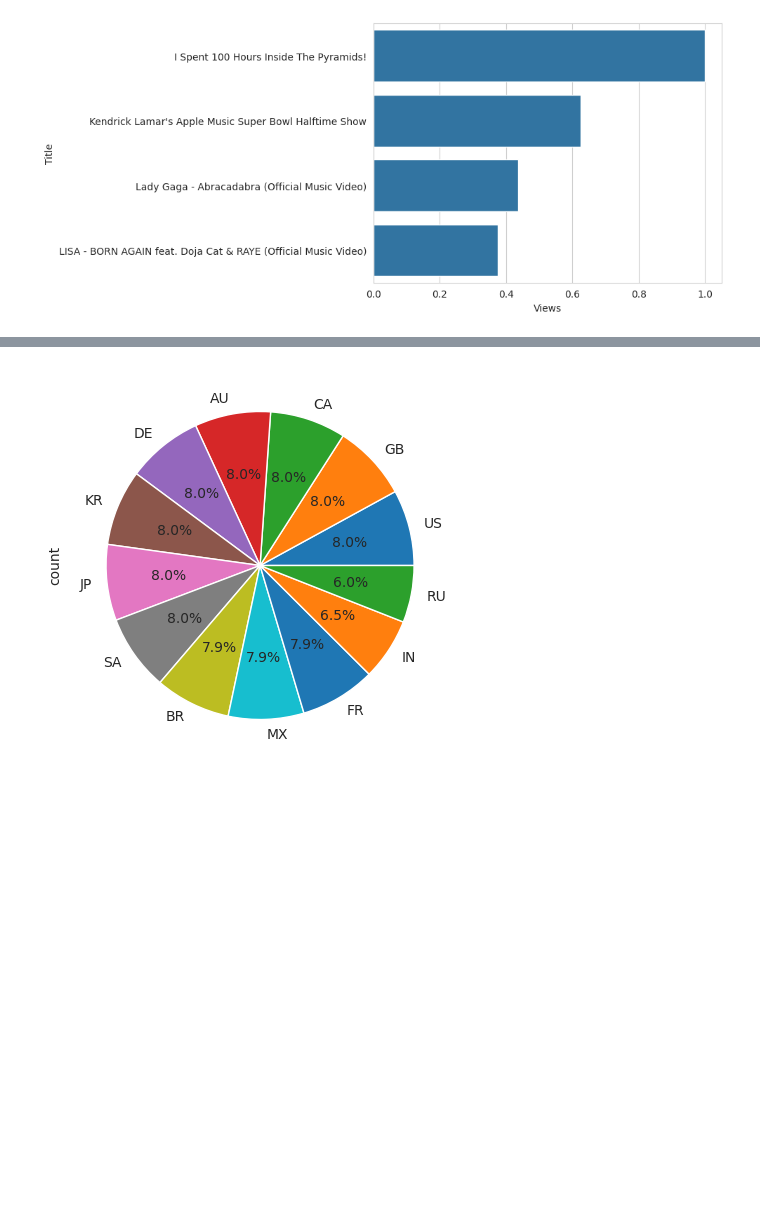
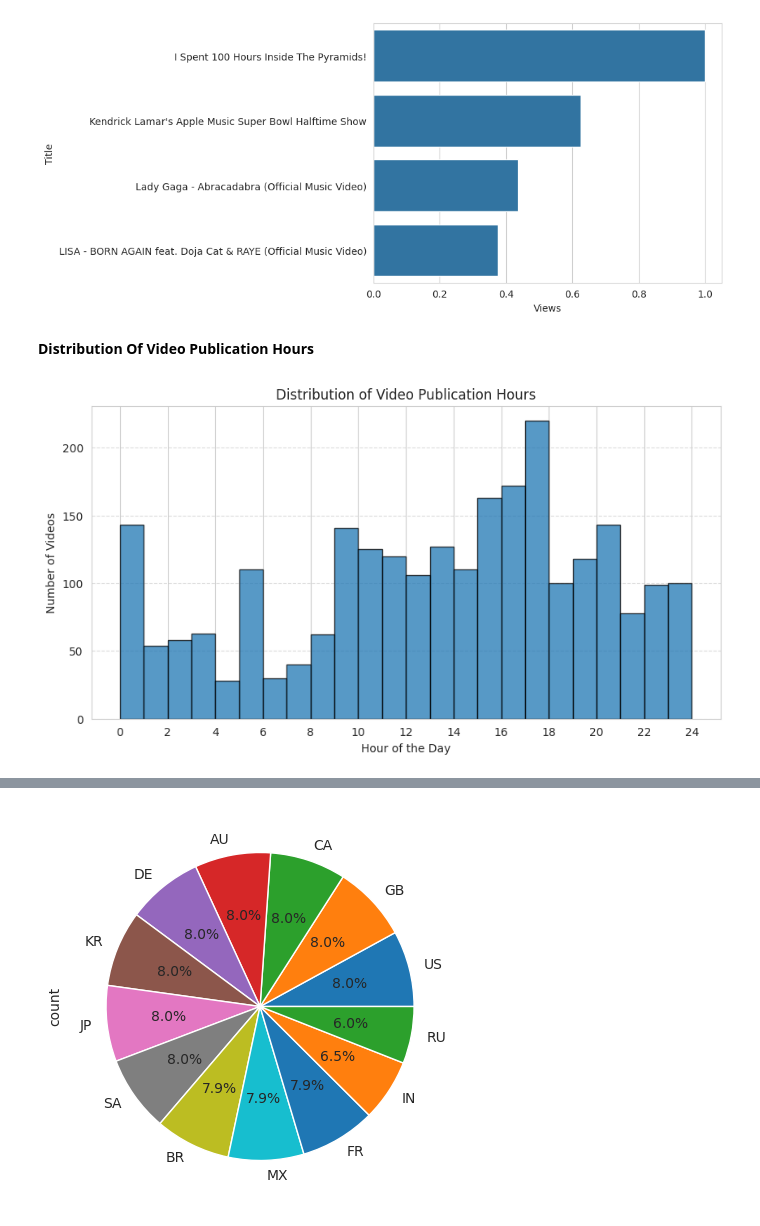
Before and after one commit to RaghdIt/DataScience, a Jupyter notebook: EDA.ipynb, the cells around one changed output, grey strips where cells are left out. Drawn from its saved outputs; the diff is of its cells as text; code cells hidden in the pictures; blank space fills up the shorter version.

```diff
--- a/EDA.ipynb
+++ b/EDA.ipynb
@@ -153,3 +153,20 @@ ax1 = sns.barplot(x='Views', y='Title', data=top10_videos,orient='h')
 plt.show()
 # %% [output]
 [figure]
+# %% [markdown]
+**Distribution Of Video Publication Hours**
+# %%
+# Extract the hour from the 'Publication Time' column
+df['Publication Hour'] = pd.to_datetime(df['Publication Time']).dt.hour
+
+# Plot the distribution of video publication hours
+plt.figure(figsize=(10, 5))
+plt.hist(df['Publication Hour'], bins=24, range=(0, 24), edgecolor='black', alpha=0.75)
+plt.xlabel('Hour of the Day')
+plt.ylabel('Number of Videos')
+plt.title('Distribution of Video Publication Hours')
+plt.xticks(range(0, 25, 2))  # Show every 2 hours on x-axis
+plt.grid(axis='y', linestyle='--', alpha=0.7)
+plt.show()
+# %% [output]
+[figure, added]
```
Also changed, not shown: parts of 1 cell of this notebook.
